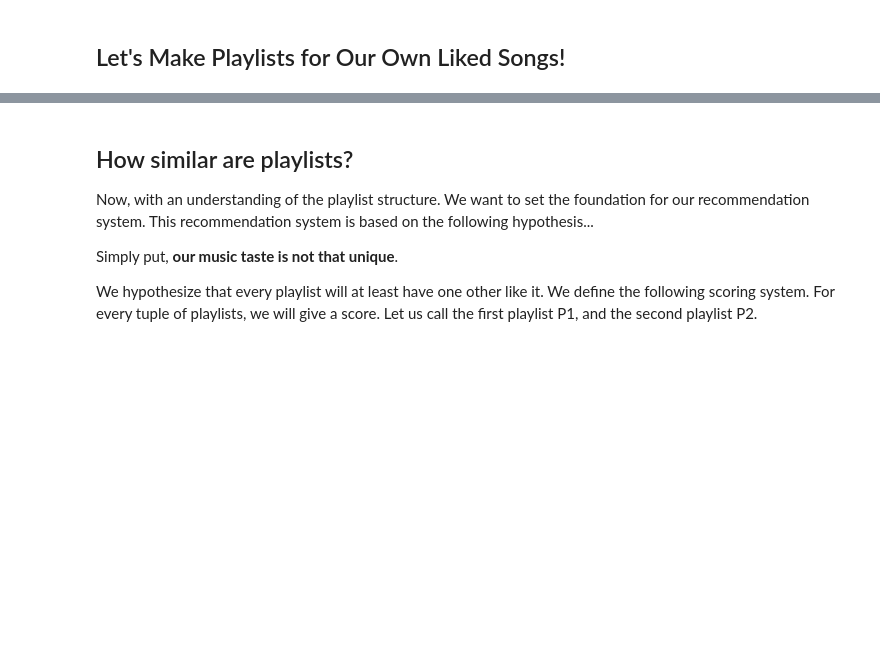
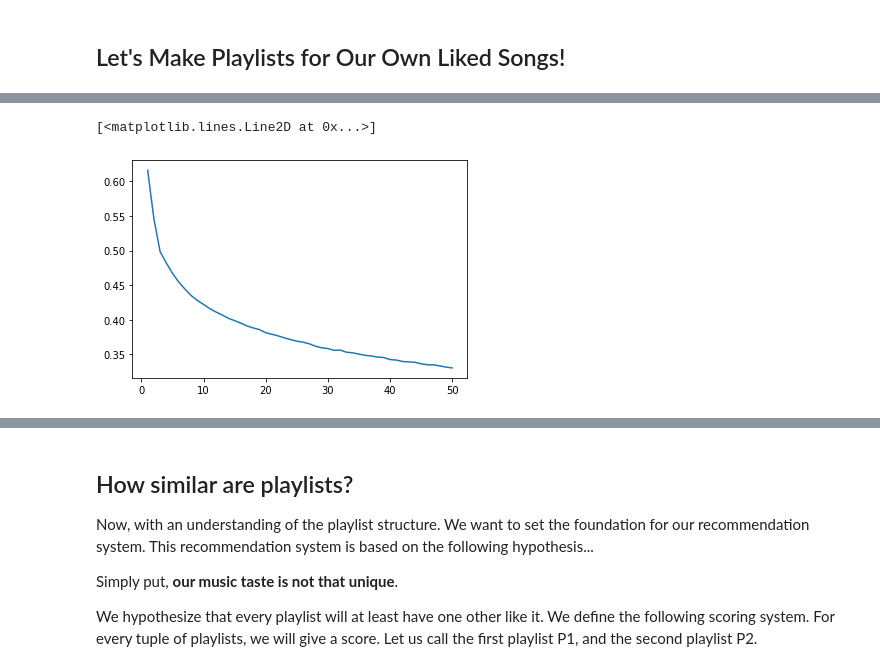
Before and after one commit to jgchen716/spotify-ml, a Jupyter notebook: Spotify_Project.ipynb, the cells around one changed output, grey strips where cells are left out. Drawn from its saved outputs; the diff is of its cells as text; code cells hidden in the pictures; blank space fills up the shorter version.

Commit message:
try clustering on personal account, add playlist creation

```diff
--- a/Spotify_Project.ipynb
+++ b/Spotify_Project.ipynb
@@ -904,0 +929,2 @@ vp_fig.show()
+# %%
+jc_audio_df = get_audio_features_from_tracks(liked_songs)
@@ -904,0 +945,26 @@ vp_fig.show()
+# %%
+jc_feature_cols = ['acousticness', 'danceability', 'duration_ms', 'energy', 'instrumentalness', 'key', 'liveness', 'loudness', 'speechiness', 'tempo', 'valence']
+
+# scale data with MinMaxScaler so it's in the range of [0, 1]
+jc_features_df = jc_audio_df[jc_feature_cols]
+jc_x = jc_features_df.values
+min_max_scaler2 = MinMaxScaler()
+jc_x_normalized = min_max_scaler2.fit_transform(jc_x)
+jc_spotify_df = pd.DataFrame(jc_x_normalized)
+# %%
+from sklearn.cluster import KMeans
+from scipy.spatial.distance import cdist
+import numpy as np
+
+distortion = []
+K = range(1, 51)    # values to test for number of
+cluster_to_dist = {}             # map number of clusters to distortion
+
+for k in K:
+  print(k)
+  jc_model = KMeans(init='k-means++', n_clusters=k).fit(jc_x_normalized)
+  jc_model.fit(jc_x_normalized)
+
+  distortion_val = sum(np.min(cdist(jc_x_normalized, jc_model.cluster_centers_, 'euclidean'), axis=1)) / jc_x_normalized.shape[0]
+  distortion.append(distortion_val)
+  cluster_to_dist[k] = distortion_val
@@ -904,0 +990,5 @@ vp_fig.show()
+# %%
+plt.plot(K, distortion)
+# %% [output]
+[<matplotlib.lines.Line2D at 0x...>]
+[figure, added]
```
Also changed, not shown: parts of 17 cells of this notebook.
